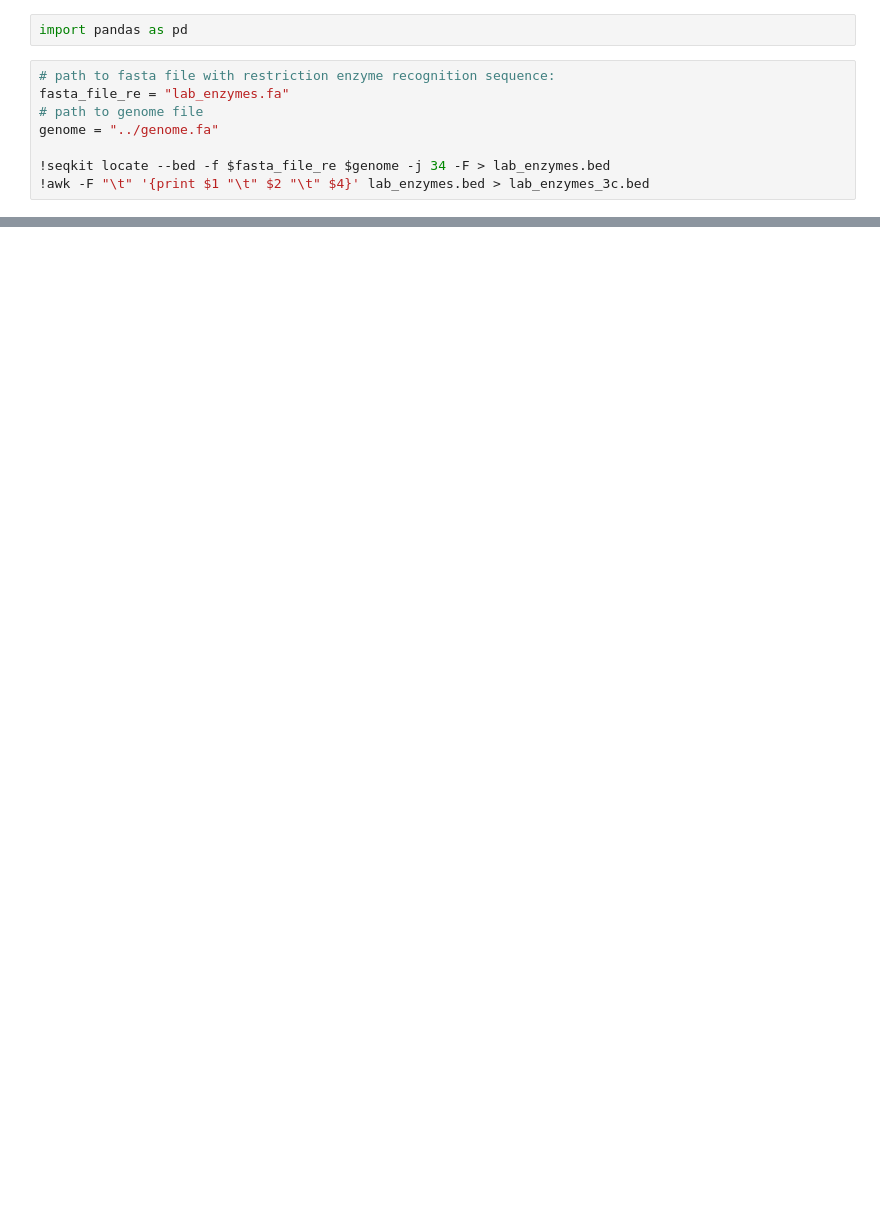
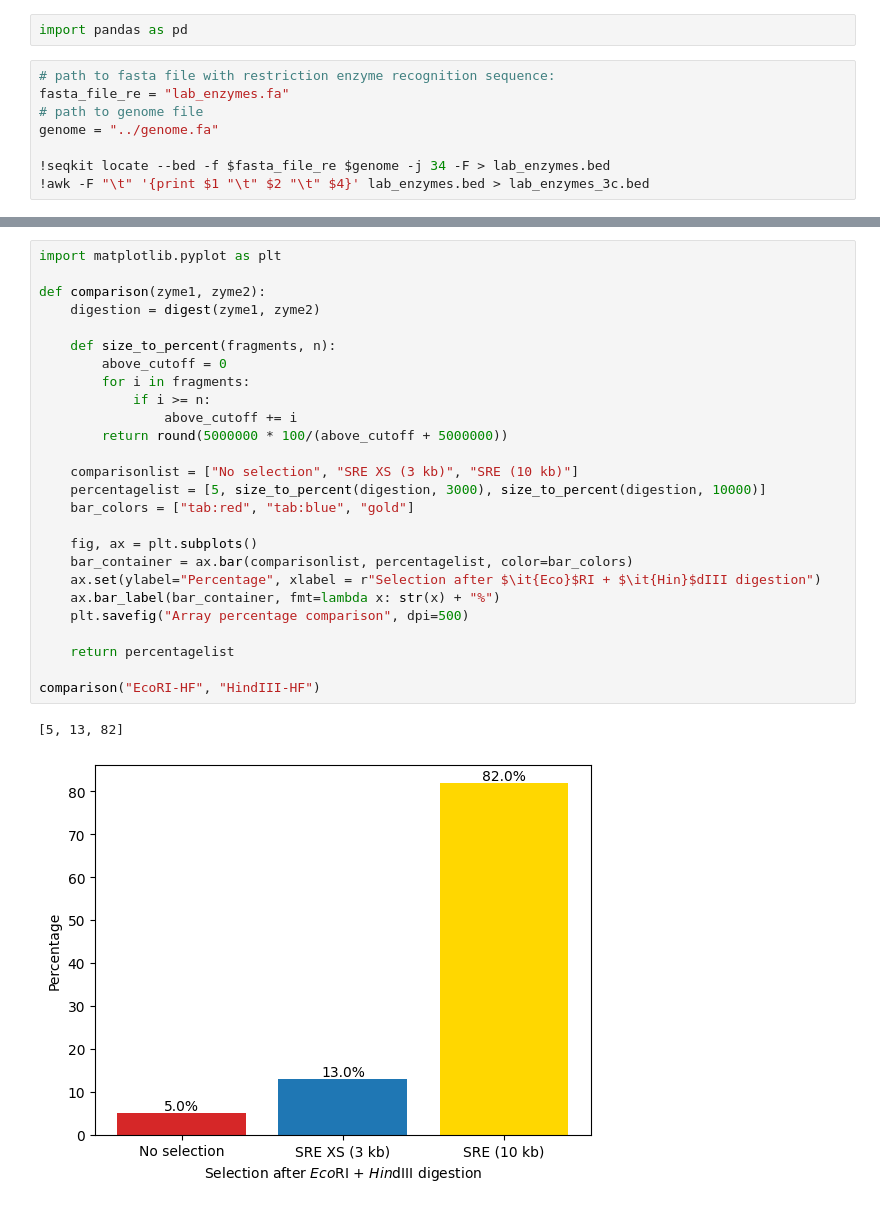
Before and after one commit to JeromeeX/wormdigester, a Jupyter notebook: wormdigester.ipynb, the cells around one changed output, grey strips where cells are left out. Cells and saved outputs as stored; diff of their text form; blank space fills up the shorter version.

```diff
--- a/wormdigester.ipynb
+++ b/wormdigester.ipynb
@@ -153,0 +162,29 @@ digest("EcoRI-HF", "HindIII-HF", 10000)
+# %%
+import matplotlib.pyplot as plt
+
+def comparison(zyme1, zyme2):
+    digestion = digest(zyme1, zyme2)
+
+    def size_to_percent(fragments, n):
+        above_cutoff = 0
+        for i in fragments:
+            if i >= n:
+                above_cutoff += i
+        return round(5000000 * 100/(above_cutoff + 5000000))
+
+    comparisonlist = ["No selection", "SRE XS (3 kb)", "SRE (10 kb)"]
+    percentagelist = [5, size_to_percent(digestion, 3000), size_to_percent(digestion, 10000)]
+    bar_colors = ["tab:red", "tab:blue", "gold"]
+
+    fig, ax = plt.subplots()
+    bar_container = ax.bar(comparisonlist, percentagelist, color=bar_colors)
+    ax.set(ylabel="Percentage", xlabel = r"Selection after $\it{Eco}$RI + $\it{Hin}$dIII digestion")
+    ax.bar_label(bar_container, fmt=lambda x: str(x) + "%")
+    plt.savefig("Array percentage comparison", dpi=500)
+
+    return percentagelist
+
+comparison("EcoRI-HF", "HindIII-HF")
+# %% [output]
+[5, 13, 82]
+[figure, added]
```
Also changed, not shown: parts of 5 cells of this notebook, 7 other files.
